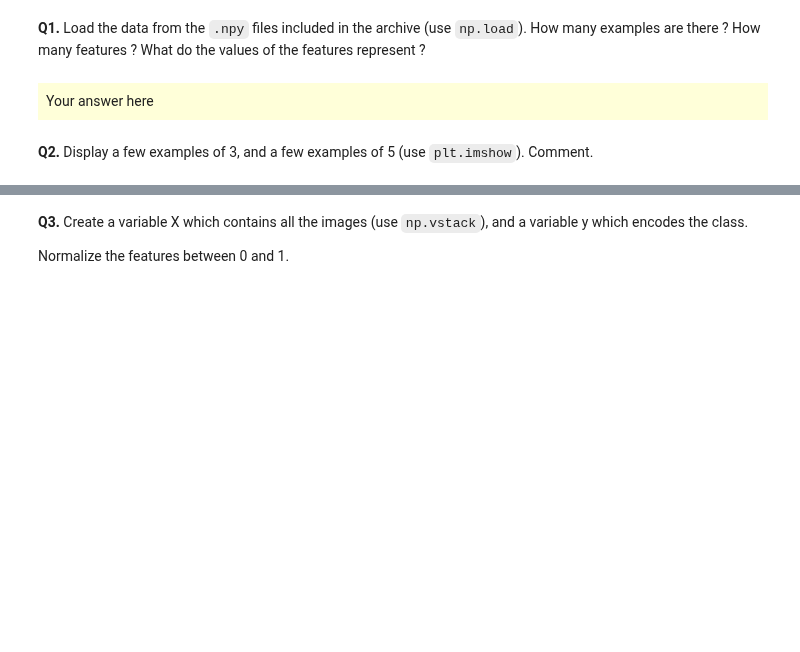
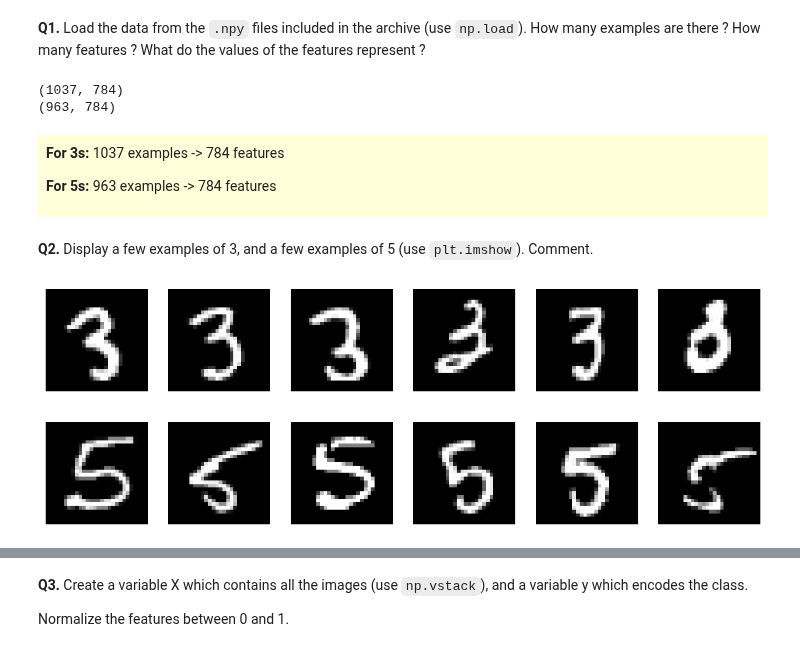
Before and after one commit to milanolivia/decision-apprentissage, a Jupyter notebook: lab2_AMORRI_MILANO/lab2.ipynb, the cells around one changed output, grey strips where cells are left out. Saved outputs shown, nothing was run; the diff lists cells and outputs as text; code cells hidden in the pictures; blank space fills up the shorter version.

```diff
--- a/lab2_AMORRI_MILANO/lab2.ipynb
+++ b/lab2_AMORRI_MILANO/lab2.ipynb
@@ -20,18 +20,40 @@ from matplotlib import pyplot as plt
 # %% [markdown]
 **Q1.** Load the data from the `.npy` files included in the archive (use `np.load`). How many examples are there ? How many features ? What do the values of the features represent ?
 # %%
-##########
-## YOUR CODE HERE
-##########
+data3=np.load("data3.npy")
+data5=np.load("data5.npy")
+print(data3.shape)
+print(data5.shape)
+# %% [output]
+(1037, 784)
+(963, 784)
 # %% [markdown]
 <div style="background-color: rgba(255, 255, 0, 0.15); padding: 8px;">
-Your answer here
+
+**For 3s:** 1037 examples -> 784 features
+
+**For 5s:** 963 examples -> 784 features
+
 </div>
 # %% [markdown]
 **Q2.** Display a few examples of 3, and a few examples of 5 (use `plt.imshow`). Comment.
 # %%
-##########
-## YOUR CODE HERE
-##########
+#Examples of 3s
+fig, axes = plt.subplots(1, 6, figsize=(12, 2))
+for i in range(6):
+    data3_2D=data3[i].reshape(28,28)
+    data3_2D.shape
+    axes[i].imshow(data3_2D,cmap='gray', vmin=0, vmax=255)
+    axes[i].axis('off')
+#Examples of 5s
+fig, axes = plt.subplots(1, 6, figsize=(12, 2))
+for i in range(6):
+    data5_2D=data5[i].reshape(28,28)
+    data5_2D.shape
+    axes[i].imshow(data5_2D,cmap='gray', vmin=0, vmax=255)
+    axes[i].axis('off')
+# %% [output]
+[figure, added]
+[figure, added]
 # %% [markdown]
 <div style="background-color: rgba(255, 255, 0, 0.15); padding: 8px;">
```
Also changed, not shown: parts of 15 cells of this notebook, 1 other file.
